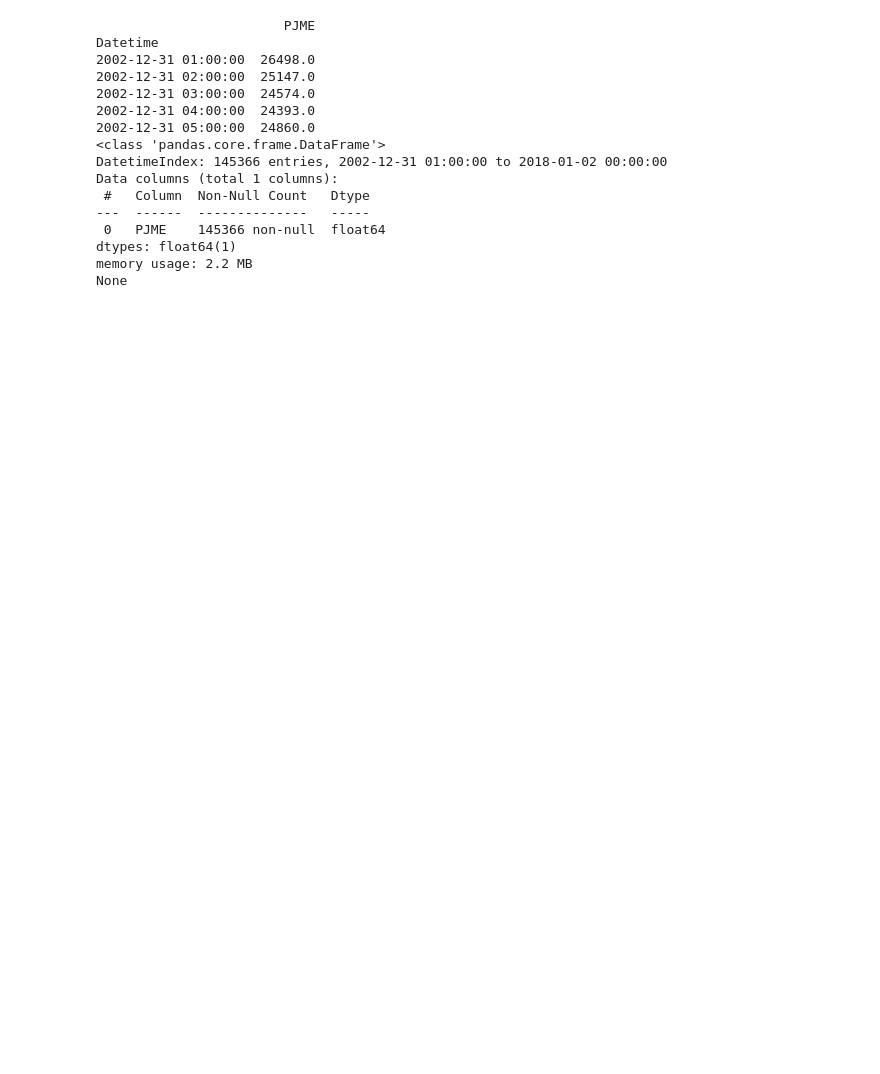
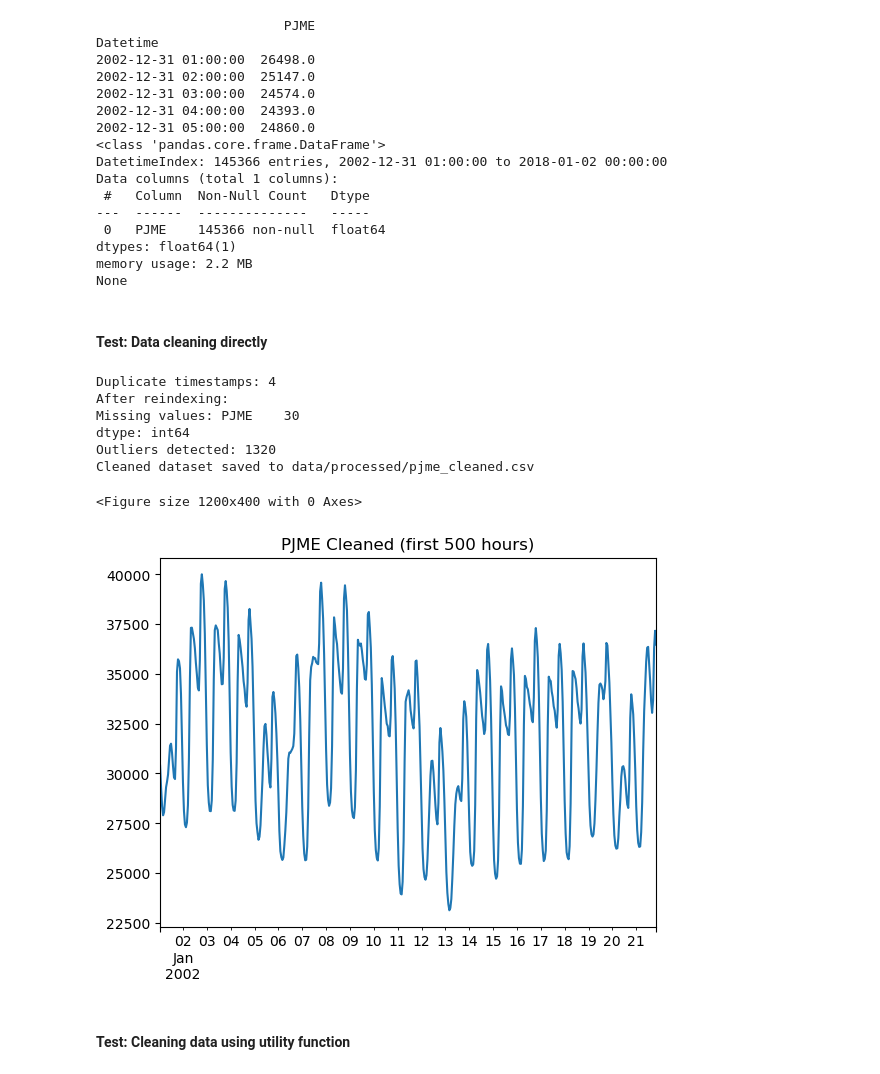
Before and after one commit to Mayamruga/from-skyrmions-to-smartgrids, a Jupyter notebook: src/data/preprocess_tests.ipynb, the cells around one changed output. Cells and saved outputs as stored; diff of their text form; code cells hidden in the pictures; blank space fills up the shorter version.

Commit message:
Visualization of data

```diff
--- a/src/data/preprocess_tests.ipynb
+++ b/src/data/preprocess_tests.ipynb
@@ -458,3 +458,62 @@ Data columns (total 1 columns):
 dtypes: float64(1)
 memory usage: 2.2 MB
 None
+# %% [markdown]
+#### Test:   Data cleaning directly
+# %%
+import pandas as pd
+import numpy as np
+import matplotlib.pyplot as plt
+from src.data.preprocess import load_pjm_dataset
+
+# --- Load target series (PJME) ---
+# Load target series (PJME)
+filename = "/Users/vkbharadwaj/Dropbox/Polaris/scratch/projects/AI_projects/from-skyrmions-to-smartgrids/data/PJM_dataset_Kaggle/pjm_hourly_est.csv"
+df_pjme = load_pjm_dataset(filename, target_col="PJME")
+
+
+# --- 1. Handle duplicate timestamps ---
+duplicates = df_pjme.index.duplicated().sum()
+print(f"Duplicate timestamps: {duplicates}")
+
+# Option: average duplicates
+df_pjme = df_pjme.groupby(df_pjme.index).mean()
+
+# --- 2. Reindex to continuous hourly range ---
+full_index = pd.date_range(start=df_pjme.index.min(), end=df_pjme.index.max(), freq="H")
+df_pjme = df_pjme.reindex(full_index)
+
+print("After reindexing:")
+print("Missing values:", df_pjme.isna().sum())
+
+# --- 3. Handle missing values (interpolation recommended) ---
+df_interp = df_pjme.interpolate(method="time")
+
+# --- 4. Detect outliers (z-score > 3) ---
+z_scores = (df_interp - df_interp.mean()) / df_interp.std()
+outliers = np.abs(z_scores) > 3
+print("Outliers detected:", outliers.sum().values[0])
+
+# Clip outliers to 1st–99th percentile
+df_cleaned = df_interp.clip(lower=df_interp.quantile(0.01)[0],
+                            upper=df_interp.quantile(0.99)[0])
+
+# --- 5. Save cleaned dataset ---
+# df_cleaned.to_csv("data/processed/pjme_cleaned.csv")
+print("Cleaned dataset saved to data/processed/pjme_cleaned.csv")
+
+# --- 6. Quick plot ---
+plt.figure(figsize=(12,4))
+df_cleaned.iloc[:500].plot(legend=False, title="PJME Cleaned (first 500 hours)")
+plt.show()
+# %% [output]
+Duplicate timestamps: 4
+After reindexing:
+Missing values: PJME    30
+dtype: int64
+Outliers detected: 1320
+Cleaned dataset saved to data/processed/pjme_cleaned.csv
+<Figure size 1200x400 with 0 Axes>
+[figure, added]
+# %% [markdown]
+#### Test:  Cleaning data using utility function
```
Also changed, not shown: parts of 21 cells of this notebook, 2 other files.
